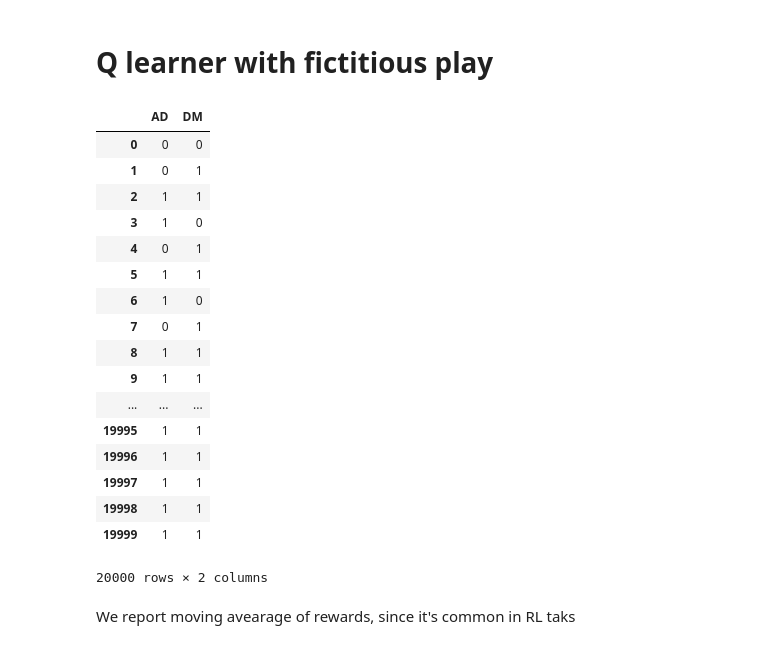
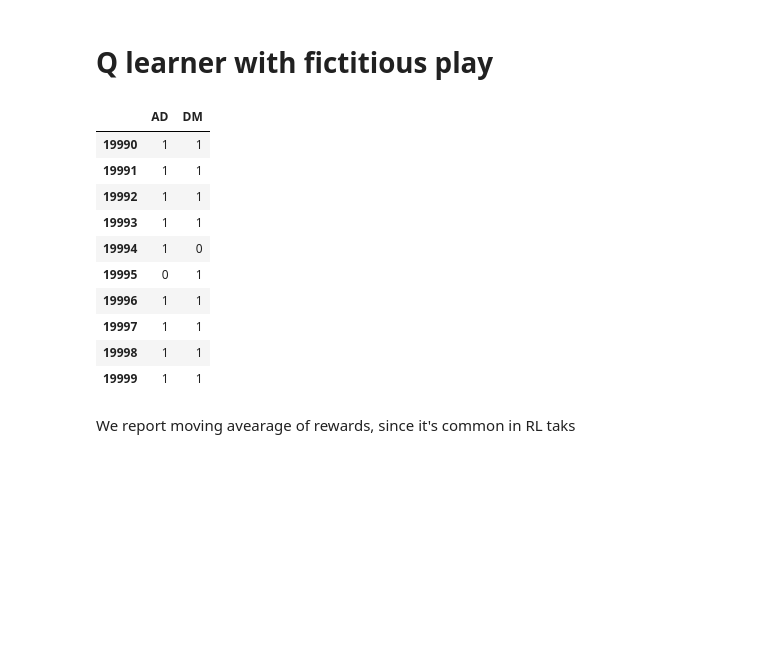
Before and after one commit to vicgalle/ARAMARL, a Jupyter notebook: Experiment3.ipynb, the cells around one changed output. Drawn from its saved outputs; the diff is of its cells as text; code cells hidden in the pictures; blank space fills up the shorter version.

```diff
--- a/Experiment3.ipynb
+++ b/Experiment3.ipynb
@@ -82,26 +85,20 @@ for i in range(n_iter):
     env.reset()
 # %%
 import pandas as pd
-pd.DataFrame({"DM" : a0s, "AD" : a1s})
+actions = pd.DataFrame({"DM" : a0s, "AD" : a1s})
+actions.tail(10)
 # %% [output]
 |  | AD | DM |
-| 0 | 0 | 0 |
-| 1 | 0 | 1 |
-| 2 | 1 | 1 |
-| 3 | 1 | 0 |
-| 4 | 0 | 1 |
-| 5 | 1 | 1 |
-| 6 | 1 | 0 |
-| 7 | 0 | 1 |
-| 8 | 1 | 1 |
-| 9 | 1 | 1 |
-| ... | ... | ... |
-| 19995 | 1 | 1 |
+| 19990 | 1 | 1 |
+| 19991 | 1 | 1 |
+| 19992 | 1 | 1 |
+| 19993 | 1 | 1 |
+| 19994 | 1 | 0 |
+| 19995 | 0 | 1 |
 | 19996 | 1 | 1 |
 | 19997 | 1 | 1 |
 | 19998 | 1 | 1 |
 | 19999 | 1 | 1 |
-20000 rows × 2 columns
 # %%
 def moving_average(a, n=3) :
     ret = np.cumsum(a, dtype=float)
```
Also changed, not shown: parts of 5 cells of this notebook.
